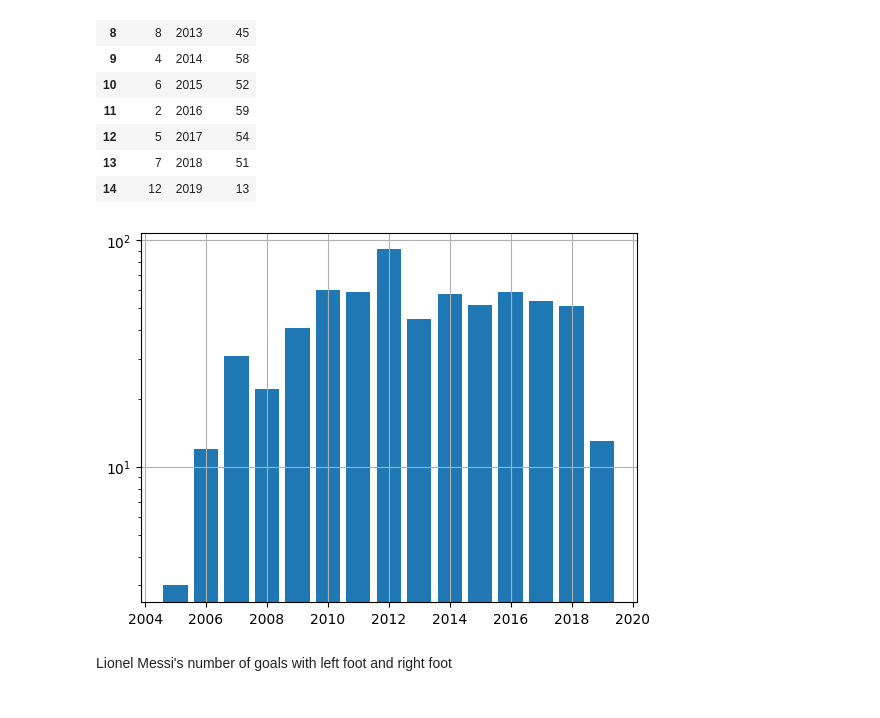
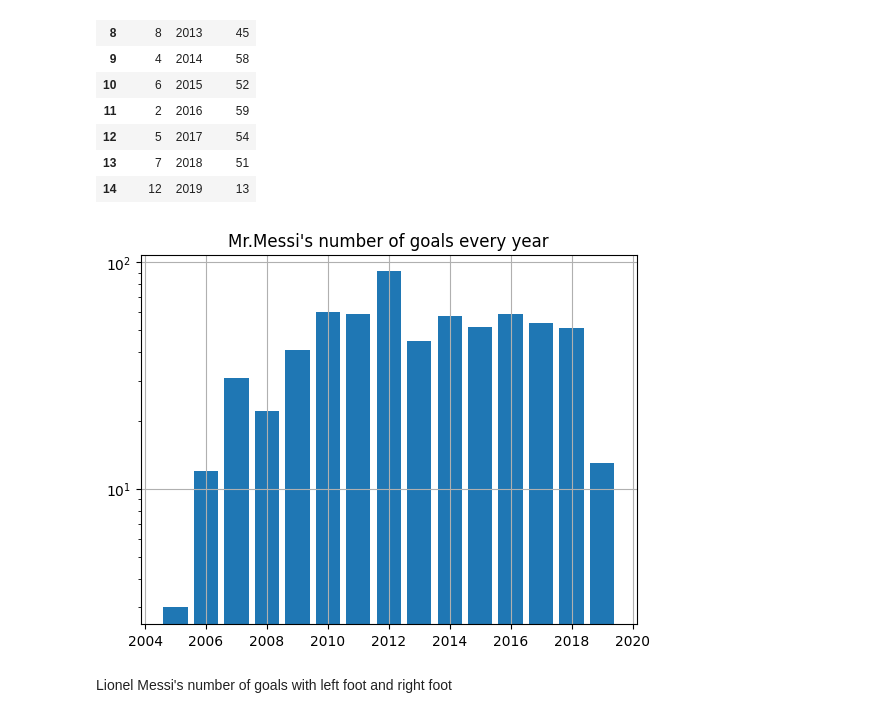
Before and after one commit to KhadijehValipour/MachineLearning3, a Jupyter notebook: messi.ipynb, the cells around one changed output. Saved outputs shown, nothing was run; the diff lists cells and outputs as text; code cells hidden in the pictures.

```diff
--- a/messi.ipynb
+++ b/messi.ipynb
@@ -157,10 +157,11 @@ Goal_Year
 | 14 | 12 | 2019 | 13 |
 # %%
 plt.bar(Goal_Year['Year'] , Goal_Year['count'] , log=True)
+plt.title("Mr.Messi's number of goals every year")
 plt.grid()
 plt.show()
 # %% [output]
-[figure, old version]
+[figure, new version]
 # %% [markdown]
 Lionel Messi's number of goals with left foot and right foot
 # %%
```
Also changed, not shown: parts of 2 cells of this notebook.
